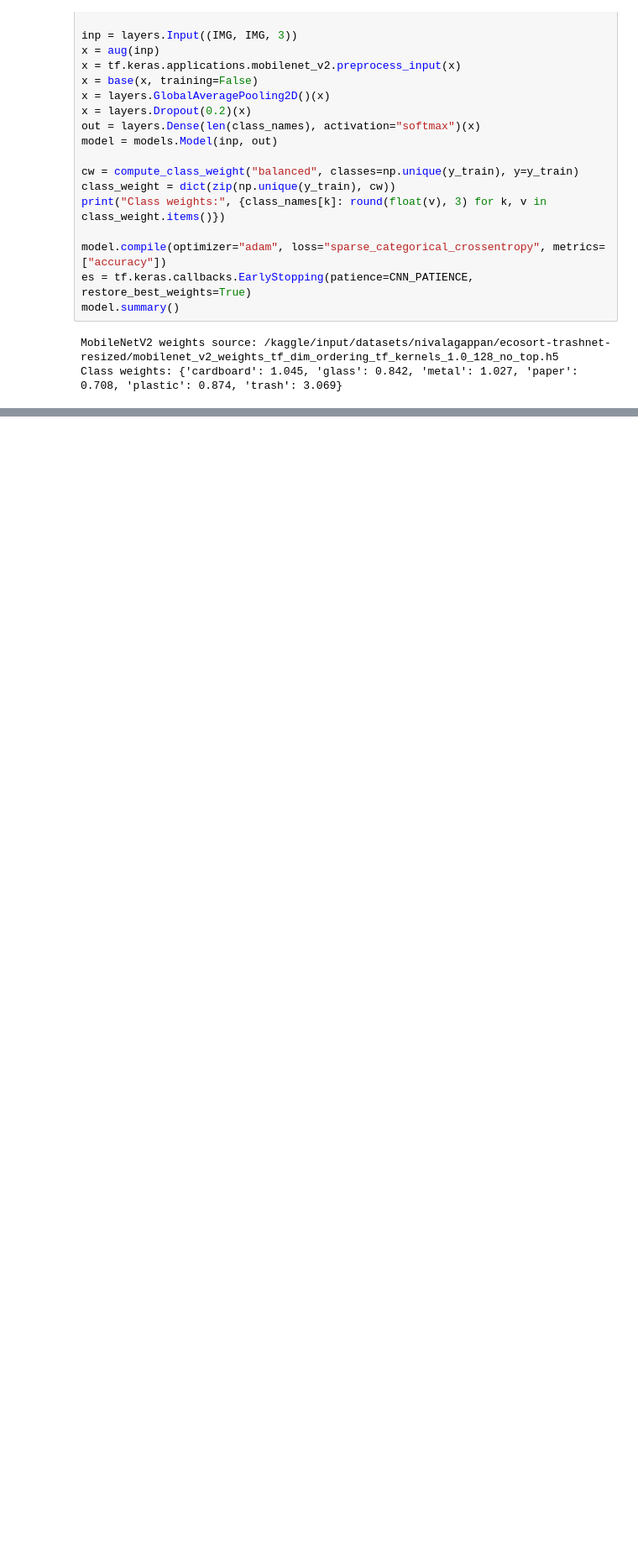
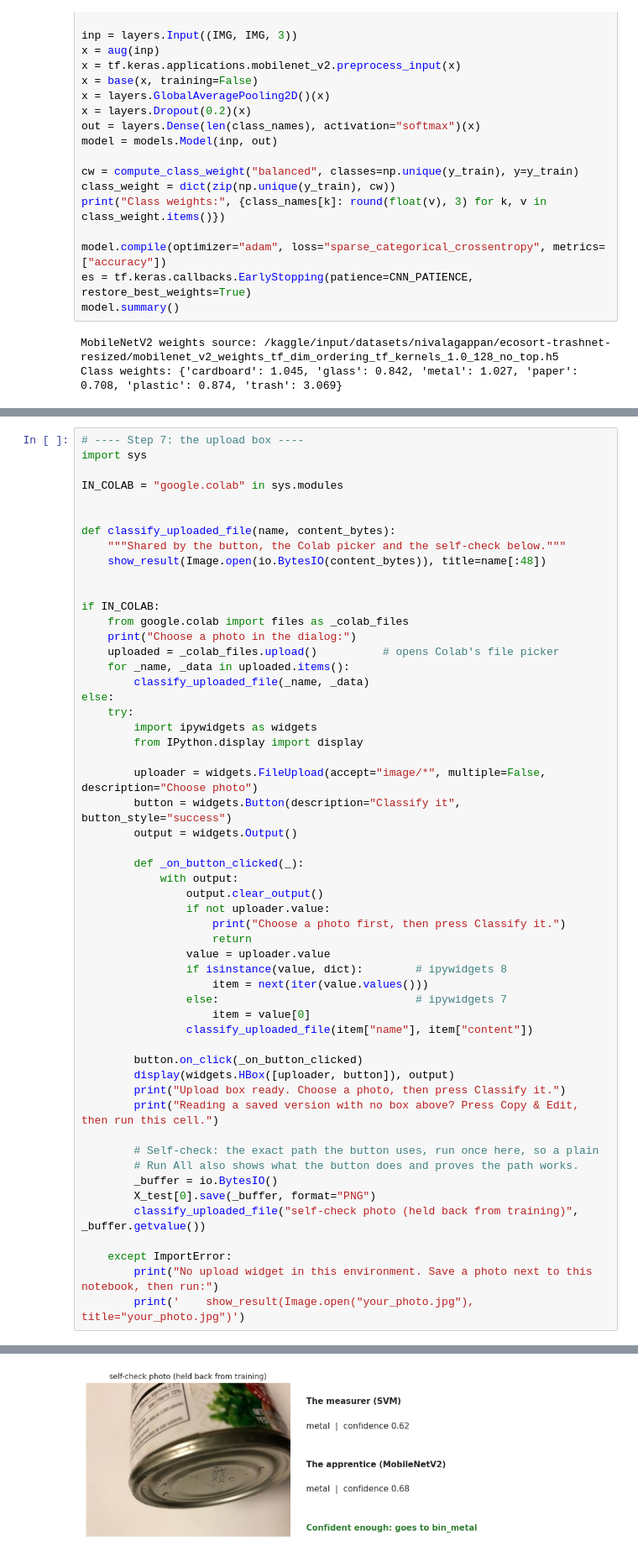
Before and after one commit to RobertCheer/EcoSort, a Jupyter notebook: EcoSort_AI_Prototype_Kaggle_executed.ipynb, the cells around one changed output, grey strips where cells are left out. Shown at 84% size. Drawn from its saved outputs; the diff is of its cells as text; blank space fills up the shorter version.

```diff
--- a/EcoSort_AI_Prototype_Kaggle_executed.ipynb
+++ b/EcoSort_AI_Prototype_Kaggle_executed.ipynb
@@ -466,0 +537,55 @@ MobileNetV2  -> class: metal      confidence: 0.902
+# %%
+# ---- Step 7: the upload box ----
+import sys
+
+IN_COLAB = "google.colab" in sys.modules
+
+
+def classify_uploaded_file(name, content_bytes):
+    """Shared by the button, the Colab picker and the self-check below."""
+    show_result(Image.open(io.BytesIO(content_bytes)), title=name[:48])
+
+
+if IN_COLAB:
+    from google.colab import files as _colab_files
+    print("Choose a photo in the dialog:")
+    uploaded = _colab_files.upload()          # opens Colab's file picker
+    for _name, _data in uploaded.items():
+        classify_uploaded_file(_name, _data)
+else:
+    try:
+        import ipywidgets as widgets
+        from IPython.display import display
+
+        uploader = widgets.FileUpload(accept="image/*", multiple=False, description="Choose photo")
+        button = widgets.Button(description="Classify it", button_style="success")
+        output = widgets.Output()
+
+        def _on_button_clicked(_):
+            with output:
+                output.clear_output()
+                if not uploader.value:
+                    print("Choose a photo first, then press Classify it.")
+                    return
+                value = uploader.value
+                if isinstance(value, dict):        # ipywidgets 8
+                    item = next(iter(value.values()))
+                else:                              # ipywidgets 7
+                    item = value[0]
+                classify_uploaded_file(item["name"], item["content"])
+
+        button.on_click(_on_button_clicked)
+        display(widgets.HBox([uploader, button]), output)
+        print("Upload box ready. Choose a photo, then press Classify it.")
+        print("Reading a saved version with no box above? Press Copy & Edit, then run this cell.")
+
+        # Self-check: the exact path the button uses, run once here, so a plain
+        # Run All also shows what the button does and proves the path works.
+        _buffer = io.BytesIO()
+        X_test[0].save(_buffer, format="PNG")
+        classify_uploaded_file("self-check photo (held back from training)", _buffer.getvalue())
+
+    except ImportError:
+        print("No upload widget in this environment. Save a photo next to this notebook, then run:")
+        print('    show_result(Image.open("your_photo.jpg"), title="your_photo.jpg")')
+# %% [output]
@@ -466,0 +595 @@ MobileNetV2  -> class: metal      confidence: 0.902
+[figure, added]
```
Also changed, not shown: parts of 22 cells of this notebook, 7 other files.
